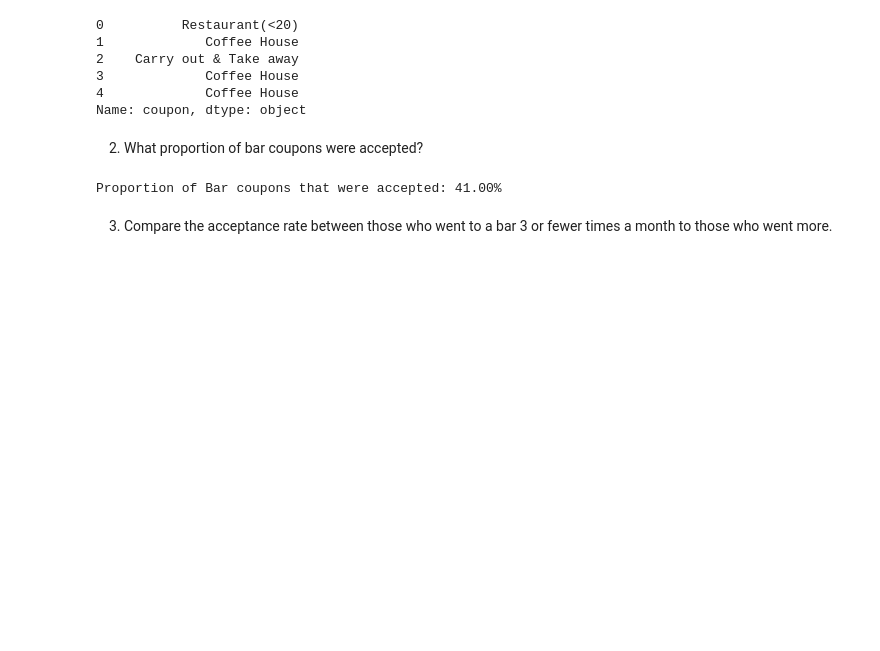
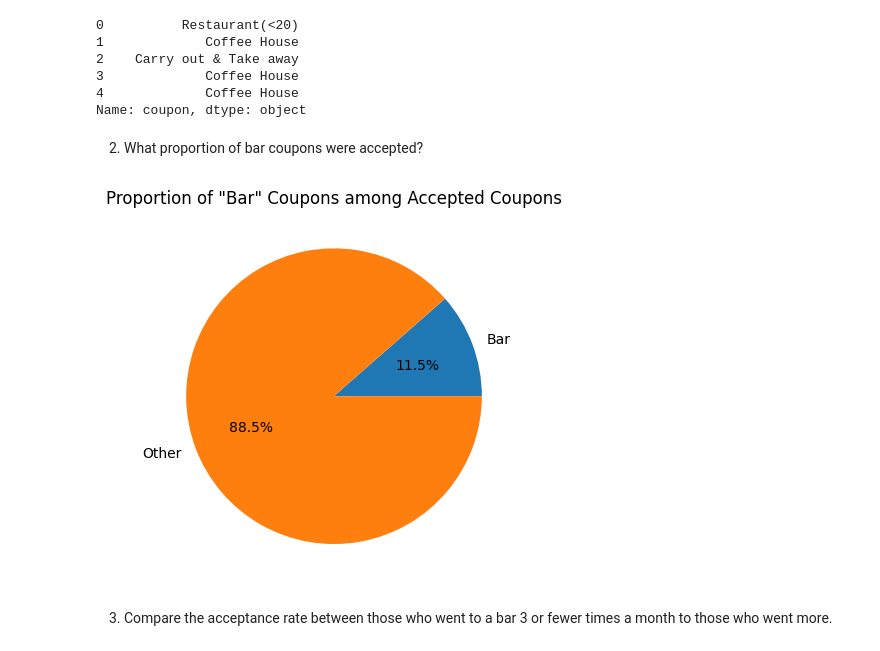
Before and after one commit to andrespineda/UC-Berkeley-MLAI, a Jupyter notebook: prompt.ipynb, the cells around one changed output. Saved outputs shown, nothing was run; the diff lists cells and outputs as text; code cells hidden in the pictures; blank space fills up the shorter version.

```diff
--- a/prompt.ipynb
+++ b/prompt.ipynb
@@ -306,16 +332,17 @@ bar_coupons_df.head()
 Name: coupon, dtype: object
 # %% [markdown]
 2. What proportion of bar coupons were accepted?
-# %%
-
-bar_count = df.query("coupon == 'Bar'").count()  # count of bar coupons
-bar_accepted = df.query("coupon == 'Bar' and Y == 1").count() # count of bar coupons accepted
-
-
-proportion_accepted = bar_accepted / bar_count # calcualte proportion of bar coupons accepted
-proportion_accepted = proportion_accepted.iloc[0] * 100 # convert to percentage
-print(f"Proportion of Bar coupons that were accepted: {proportion_accepted:.2f}%")
-# %% [output]
-Proportion of Bar coupons that were accepted: 41.00%
+# %%
+# Count the number of Y = 1 coupons
+y1_count = df[df['Y'] == 1].shape[0]  # Count of all Accepted coupons
+
+# Count the number of "Bar" coupons among Accepted coupons
+bar_count = df[(df['Y'] == 1) & (df['coupon'] == 3)].shape[0]
+
+plt.pie([bar_count, y1_count - bar_count], labels=['Bar', 'Other'], autopct='%1.1f%%') # Create a pie chart
+plt.title('Proportion of "Bar" Coupons among Accepted Coupons')
+plt.show()
+# %% [output]
+[figure, added]
 # %% [markdown]
 3. Compare the acceptance rate between those who went to a bar 3 or fewer times a month to those who went more.
```
Also changed, not shown: parts of 15 cells of this notebook.
